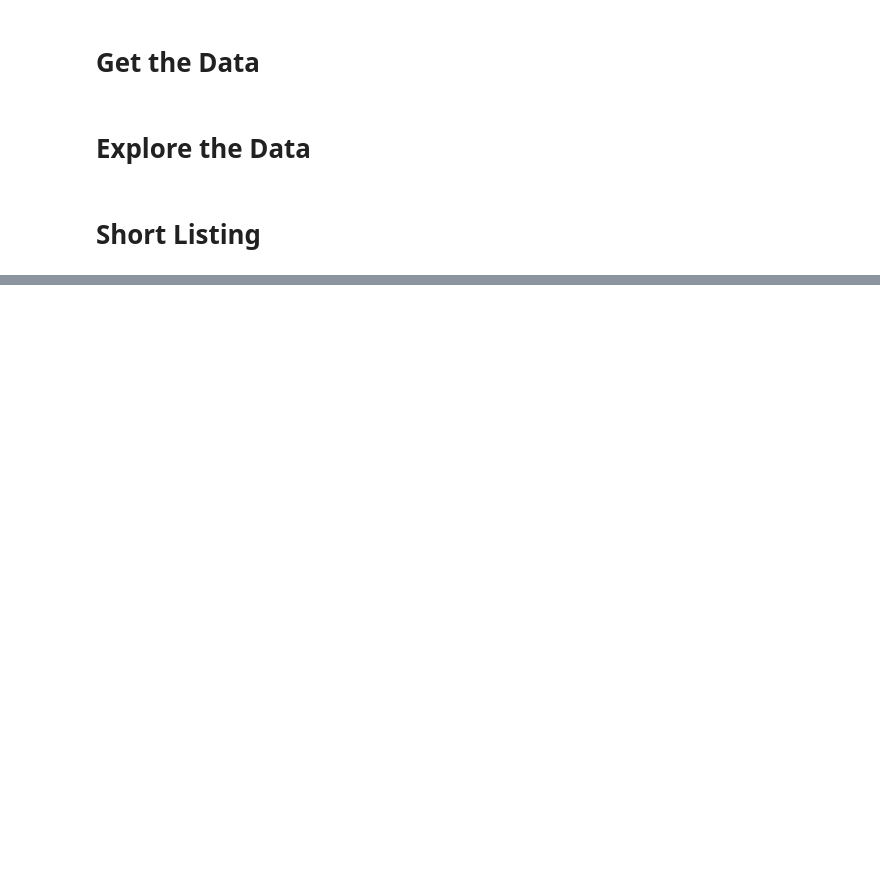
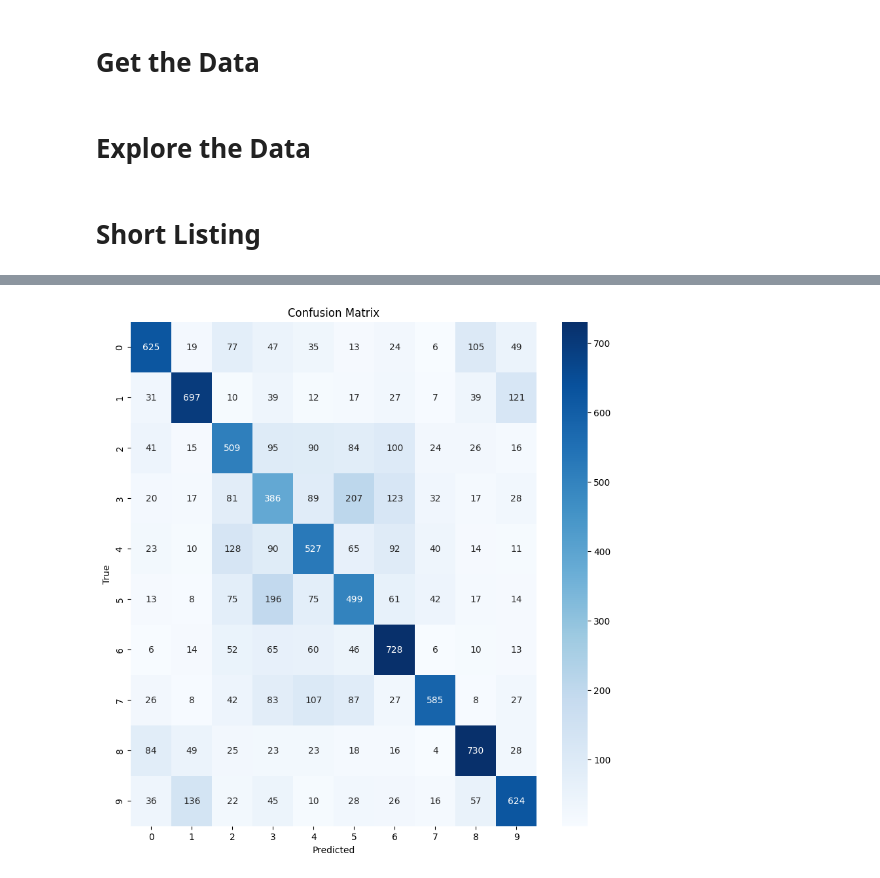
Before and after one commit to bradenkirkpatrick/NN-final, a Jupyter notebook: main.ipynb, the cells around one changed output, grey strips where cells are left out. Cells and saved outputs as stored; diff of their text form; code cells hidden in the pictures; blank space fills up the shorter version.

```diff
--- a/main.ipynb
+++ b/main.ipynb
@@ -256,0 +344,9 @@ Epoch 10/10
+# %%
+history = model2.fit(
+    X_train, y_train,
+    epochs=5,
+    validation_data=(X_valid, y_valid),
+    callbacks=[
+        keras.callbacks.EarlyStopping(patience=5, restore_best_weights=True)
+    ]
+)
@@ -256,0 +372,17 @@ Epoch 10/10
+# %%
+# save model
+model2.save('best_model.keras')
+# evaluate model
+test_loss, test_accuracy = model2.evaluate(X_test, y_test)
+print(f'Test accuracy: {test_accuracy:.4f}')
+# predict model
+y_pred = np.argmax(model2.predict(X_test), axis=1)
+# confusion matrix
+cm = confusion_matrix(y_test, y_pred)
+plt.figure(figsize=(10, 10))
+sns.heatmap(cm, annot=True, fmt='d', cmap='Blues')
+plt.xlabel('Predicted')
+plt.ylabel('True')
+plt.title('Confusion Matrix')
+plt.show()
+# %% [output]
@@ -257,3 +392,4 @@ Epoch 10/10
+[figure, added]
 # %%
 DefaultConv2D = partial(keras.layers.Conv2D, kernel_size=3, padding='same', activation='relu', kernel_initializer='he_normal')
 # convolution with dropout
```
Also changed, not shown: parts of 20 cells of this notebook.
